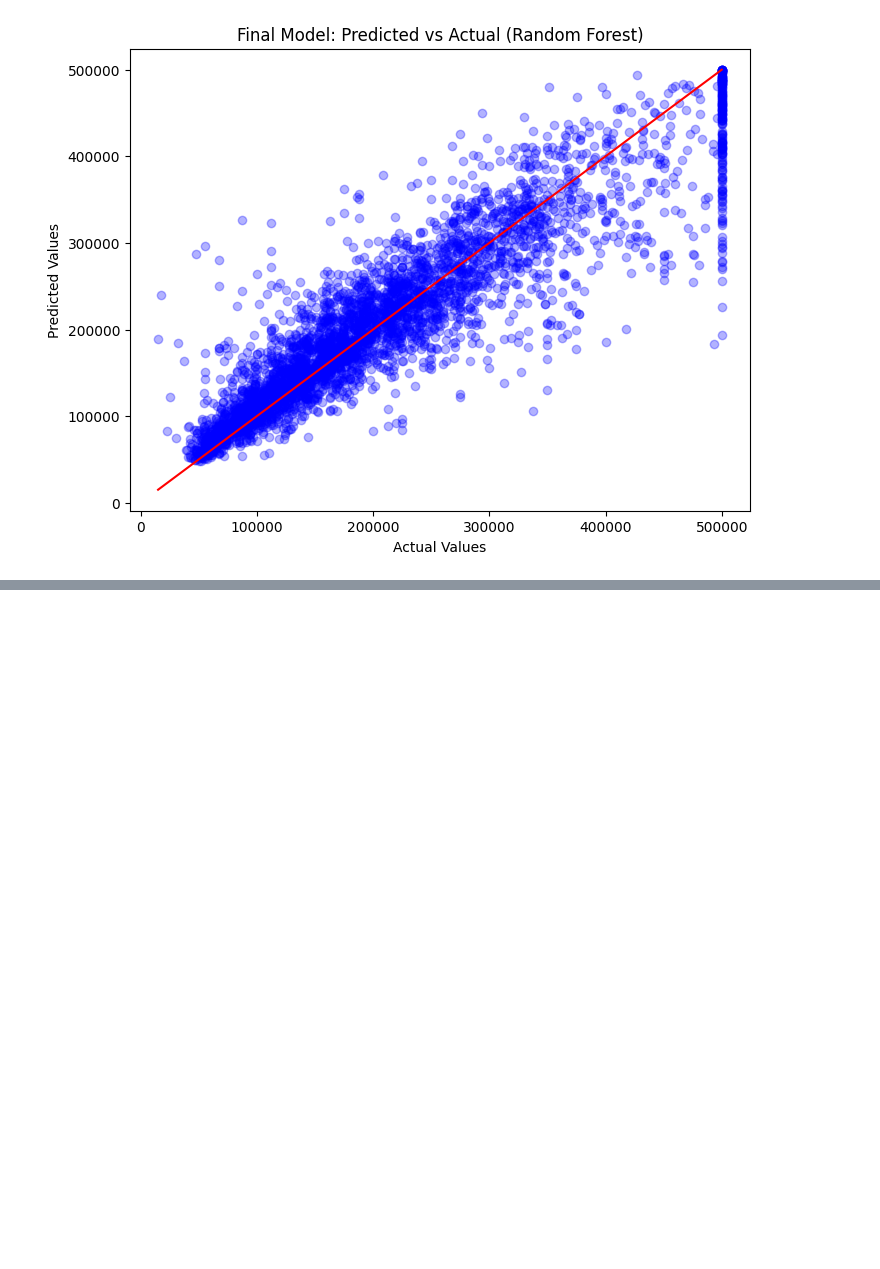
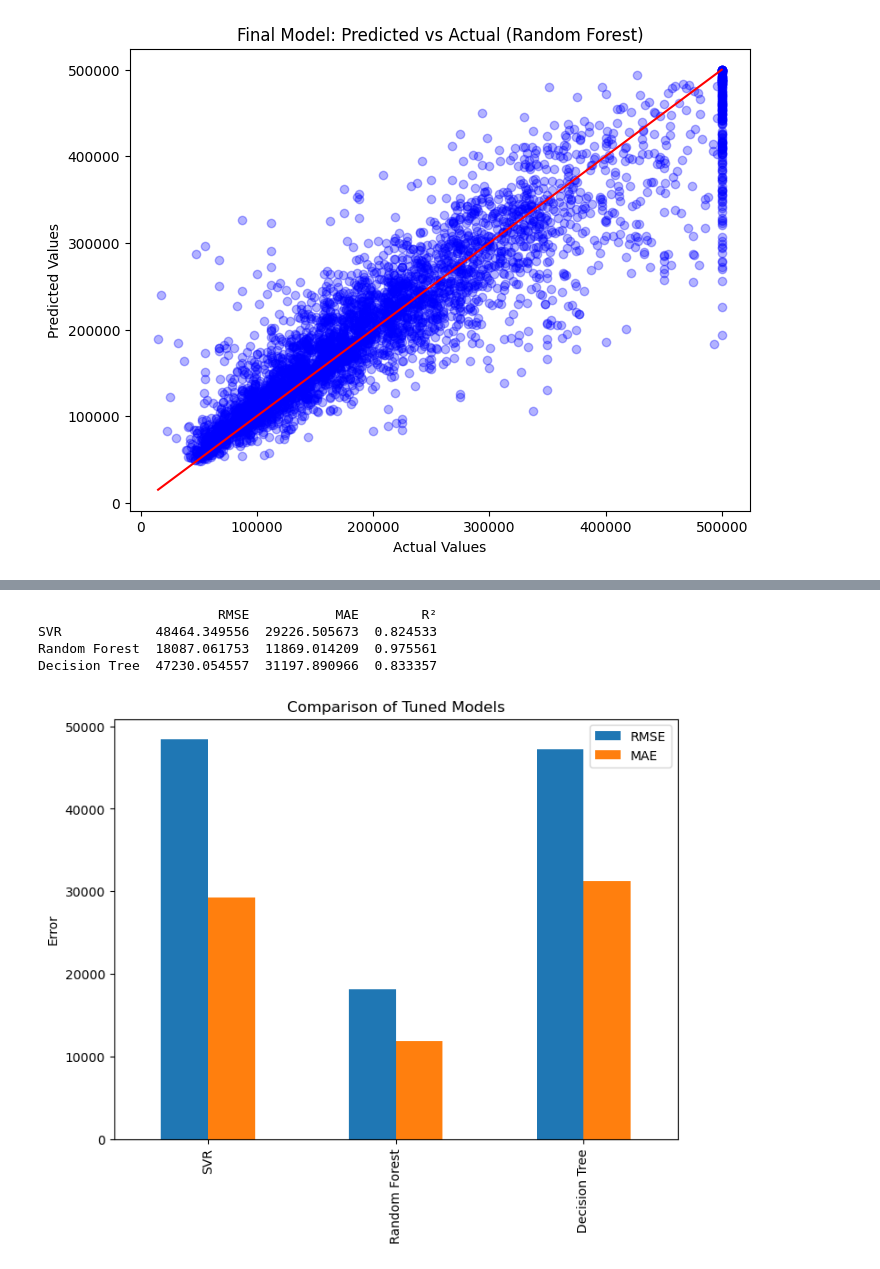
Before and after one commit to FelixH-git/SVM-Pipeline, a Jupyter notebook: lab3.ipynb, the cells around one changed output, grey strips where cells are left out. Cells and saved outputs as stored; diff of their text form; code cells hidden in the pictures; blank space fills up the shorter version.

```diff
--- a/lab3.ipynb
+++ b/lab3.ipynb
@@ -322,0 +425,36 @@ plt.show()
+# %%
+import matplotlib.pyplot as plt
+from sklearn.metrics import mean_squared_error, mean_absolute_error, r2_score
+
+def evaluate_model(model, X, y):
+    preds = model.predict(X)
+    mse = mean_squared_error(y, preds)
+    rmse = np.sqrt(mse)
+    mae = mean_absolute_error(y, preds)
+    r2 = r2_score(y, preds)
+    return rmse, mae, r2
+
+# Evaluate all final models on the training set (or better: validation/test set if you have one)
+results = {
+    "SVR": evaluate_model(final_model_SVR, housing_prepared, housing_labels),
+    "Random Forest": evaluate_model(final_model_forest, housing_prepared, housing_labels),
+    "Decision Tree": evaluate_model(final_model_tree, housing_prepared, housing_labels)
+
+}
+
+
+import pandas as pd
+
+df_results = pd.DataFrame(results, index=["RMSE", "MAE", "R²"]).T
+print(df_results)
+
+df_results[["RMSE", "MAE"]].plot(kind="bar", figsize=(8,6))
+plt.title("Comparison of Tuned Models")
+plt.ylabel("Error")
+plt.show()
+# %% [output]
+                       RMSE           MAE        R²
+SVR            48464.349556  29226.505673  0.824533
+Random Forest  18087.061753  11869.014209  0.975561
+Decision Tree  47230.054557  31197.890966  0.833357
+[figure, added]
```
Also changed, not shown: parts of 5 cells of this notebook.
